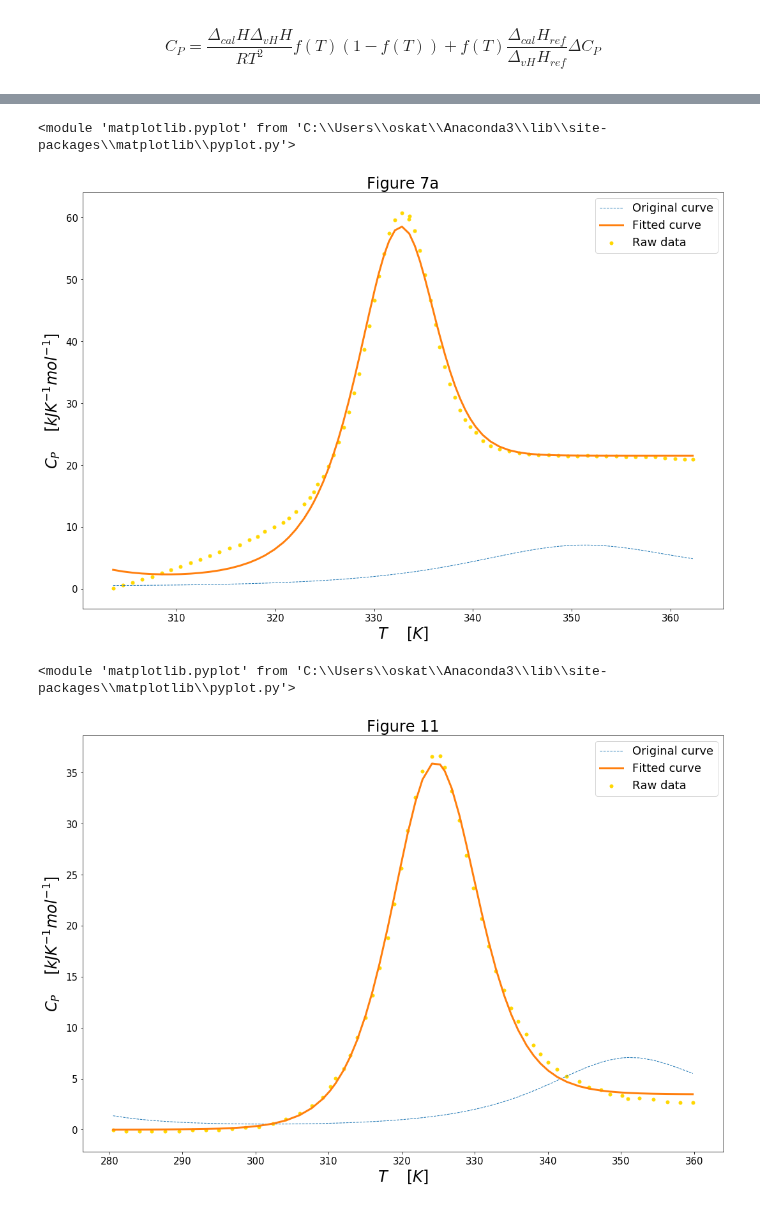
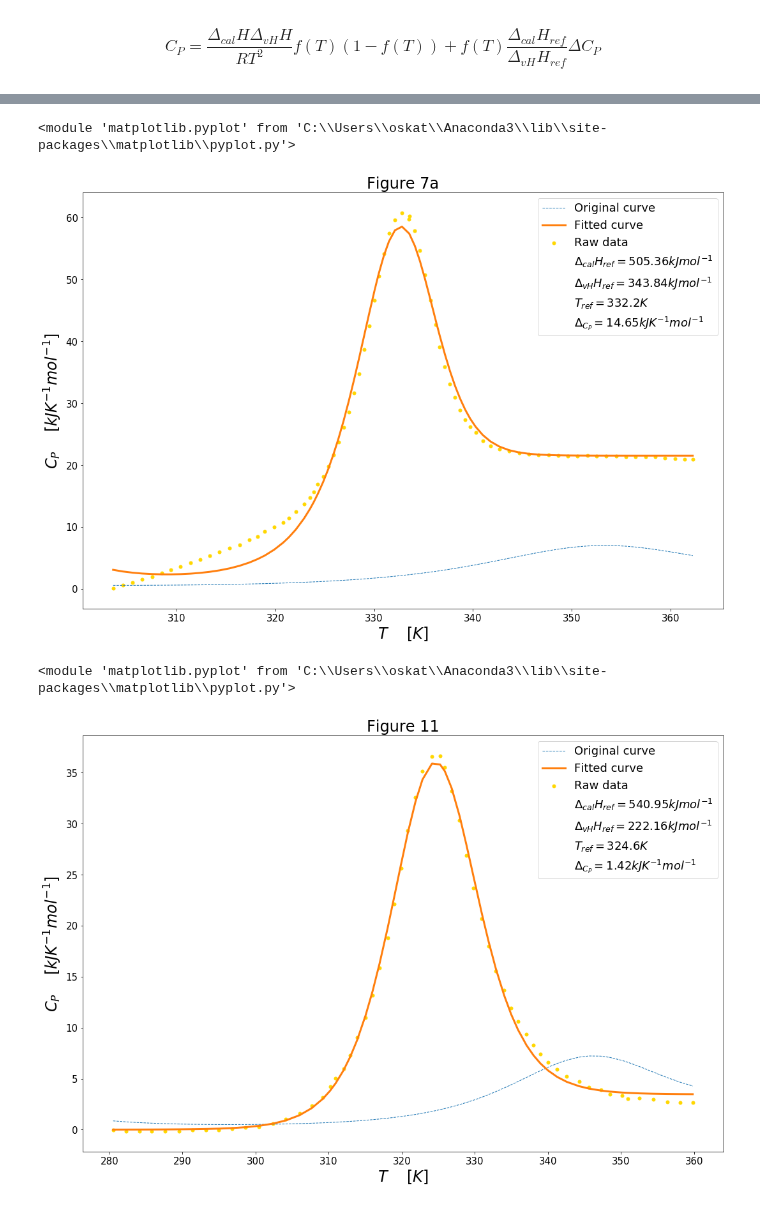
Before and after one commit to KiraSensei13/MNT_ITESM_courses, a Jupyter notebook: 2.2.ThermodynamicsOfMaterials/classActivity02/classActivity02.ipynb, the cells around one changed output, grey strips where cells are left out. Saved outputs shown, nothing was run; the diff lists cells and outputs as text; code cells hidden in the pictures.

```diff
--- a/2.2.ThermodynamicsOfMaterials/classActivity02/classActivity02.ipynb
+++ b/2.2.ThermodynamicsOfMaterials/classActivity02/classActivity02.ipynb
@@ -109,7 +116,6 @@ def C_(T, Delta_cal_ref, Delta_v_ref, T_ref, Delta_Cp):
 # reasonable initial guesses for EOS parameters
 Delta_cal_ref = 150
 Delta_v_ref = 150
-T_ref = 350
 Delta_Cp = 3
 p0 = Delta_cal_ref, Delta_v_ref, T_ref, Delta_Cp
 
@@ -120,22 +126,46 @@ print('Fitting')
 print(tmplt_str_l.format(*['parameters:', 'Delta_cal_H_ref', 'Delta_v_H_ref', 'T_ref', 'Delta_Cp']));
 print("-" * 76);
 
-# FIT FIG 1
+# FIT FIG 1 -------------------------------------------------------------------
+T_ref = T_ref_(T_1, C_1); # reasonable initial guesses for T_ref EOS parameter
 C_prev_1 = C_(T_1, Delta_cal_ref, Delta_v_ref, T_ref, Delta_Cp);
+
 results = optimize.curve_fit(C_, T_1, C_1, p0)
-C_fit_1 = C_(T_1, results[0][0], results[0][1], results[0][2], results[0][3]);
+
+Delta_cal_H_ref_1 = results[0][0];
+Delta_v_H_ref_1 = results[0][1];
+T_ref_1 = results[0][2];
+Delta_Cp_1 = results[0][3];
+
+C_fit_1 = C_(T_1, Delta_cal_H_ref_1, Delta_v_H_ref_1, T_ref_1, Delta_Cp_1);
 print(tmplt_str_s.format('Figure 1', *results[0], 0));
 
-# FIT FIG 7a
+# FIT FIG 7a -------------------------------------------------------------------
+T_ref = T_ref_(T_7a, C_7a); # reasonable initial guesses for T_ref EOS parameter
 C_prev_7a = C_(T_7a, Delta_cal_ref, Delta_v_ref, T_ref, Delta_Cp);
+
 results = optimize.curve_fit(C_, T_7a, C_7a, p0)
-C_fit_7a = C_(T_7a, results[0][0], results[0][1], results[0][2], results[0][3]);
+
+Delta_cal_H_ref_7a = results[0][0];
+Delta_v_H_ref_7a = results[0][1];
+T_ref_7a = results[0][2];
+Delta_Cp_7a = results[0][3];
+
+C_fit_7a = C_(T_7a, Delta_cal_H_ref_7a, Delta_v_H_ref_7a, T_ref_7a, Delta_Cp_7a);
 print(tmplt_str_s.format('Figure 7a', *results[0], 0));
 
-# FIT FIG 11
+# FIT FIG 11 -------------------------------------------------------------------
+T_ref = T_ref_(T_11, C_11); # reasonable initial guesses for T_ref EOS parameter
 C_prev_11 = C_(T_11, Delta_cal_ref, Delta_v_ref, T_ref, Delta_Cp);
+
 results = optimize.curve_fit(C_, T_11, C_11, p0)
-C_fit_11 = C_(T_11, results[0][0], results[0][1], results[0][2], results[0][3]);
+
+Delta_cal_H_ref_11 = results[0][0];
+Delta_v_H_ref_11 = results[0][1];
+T_ref_11 = results[0][2];
+Delta_Cp_11 = results[0][3];
+
+C_fit_11 = C_(T_11, Delta_cal_H_ref_11, Delta_v_H_ref_11, T_ref_11, Delta_Cp_11);
 print(tmplt_str_s.format('Figure 11', *results[0], 0));
 # %% [output]
 Fitting
@@ -174,6 +212,14 @@ plt.plot(T_7a, C_prev_7a, '--', linewidth=1, label='Original curve')
 plt.plot(T_7a, C_fit_7a, '-', linewidth=3, label='Fitted curve')
 plt.scatter(T_7a, C_7a, s=25, color='gold', label='Raw data');
 
+
+x = T_7a[0]
+y = C_7a[0]
+plt.scatter(x, y, s=0, label=r'$\Delta_{cal} H_{ref} = $' + str(round(Delta_cal_H_ref_7a, 2)) + r'$kJ {mol}^{-1}$')
+plt.scatter(x, y, s=0, label=r'$\Delta_{vH} H_{ref} = $' + str(round(Delta_v_H_ref_7a, 2)) + r'$kJ {mol}^{-1}$')
+plt.scatter(x, y, s=0, label=r'$T_{ref} = $' + str(round(T_ref_7a, 2)) + r'$K$')
+plt.scatter(x, y, s=0, label=r'$\Delta_{C_P} = $' + str(round(Delta_Cp_7a, 2)) + r'$kJ K^{-1} {mol}^{-1}$')
+
 # Display plots
 plt.yscale('linear');
 plt.xlabel(r'$T$' + '    ' + r'$[K]$', fontsize=24);
@@ -183,24 +229,32 @@ plt.legend(prop={'size': 18});
 display(plt);
 # %% [output]
 <module 'matplotlib.pyplot' from 'C:\\Users\\oskat\\Anaconda3\\lib\\site-packages\\matplotlib\\pyplot.py'>
-[figure, old version]
+[figure, new version]
 # %%
 # PLOT FIG 11
 scale = 6;
 plt.subplots(figsize=(3*scale, 2*scale));
 
 # Plot
 plt.plot(T_11, C_prev_11, '--', linewidth=1, label='Original curve')
 plt.plot(T_11, C_fit_11, '-', linewidth=3, label='Fitted curve')
 plt.scatter(T_11, C_11, s=25, color='gold', label='Raw data');
 
+# Print fitting parameters as plot legends
+x = T_11[0]
+y = C_11[0]
+plt.scatter(x, y, s=0, label=r'$\Delta_{cal} H_{ref} = $' + str(round(Delta_cal_H_ref_11, 2)) + r'$kJ {mol}^{-1}$')
+plt.scatter(x, y, s=0, label=r'$\Delta_{vH} H_{ref} = $' + str(round(Delta_v_H_ref_11, 2)) + r'$kJ {mol}^{-1}$')
+plt.scatter(x, y, s=0, label=r'$T_{ref} = $' + str(round(T_ref_11, 2)) + r'$K$')
+plt.scatter(x, y, s=0, label=r'$\Delta_{C_P} = $' + str(round(Delta_Cp_11, 2)) + r'$kJ K^{-1} {mol}^{-1}$')
+
 # Display plots
 plt.yscale('linear');
 plt.xlabel(r'$T$' + '    ' + r'$[K]$', fontsize=24);
 plt.ylabel(r'$C_P$' + '    ' + r'$[kJ K^{-1} mol^{-1}]$', fontsize=24);
 plt.title('Figure 11', size=24);
 plt.legend(prop={'size': 18});
 display(plt);
 # %% [output]
 <module 'matplotlib.pyplot' from 'C:\\Users\\oskat\\Anaconda3\\lib\\site-packages\\matplotlib\\pyplot.py'>
-[figure, old version]
+[figure, new version]
```
Also changed, not shown: parts of 4 cells of this notebook, 4 other files.
